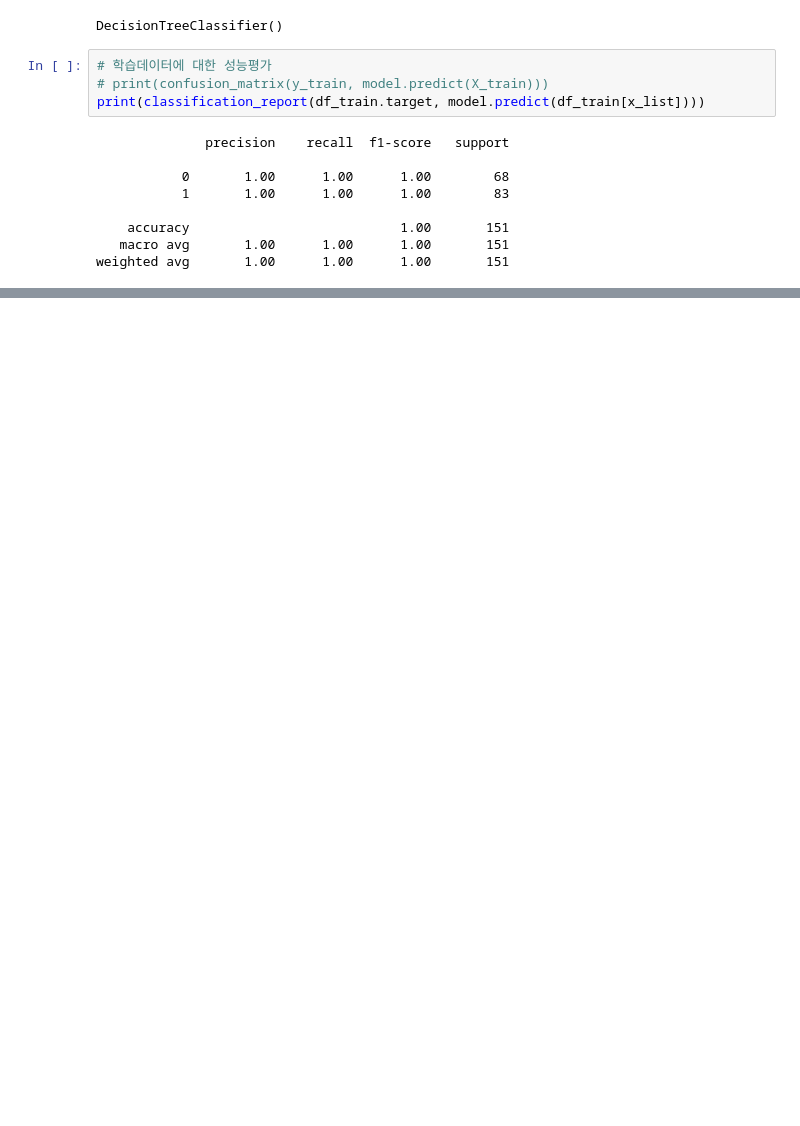
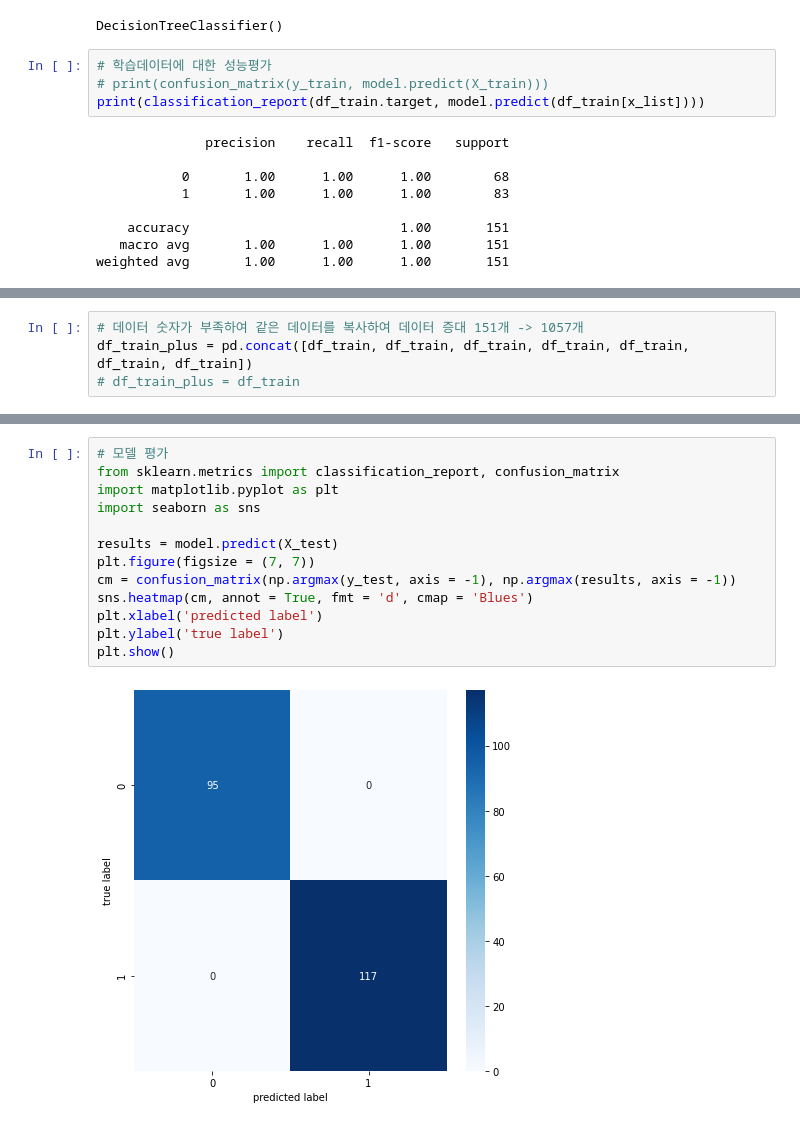
Before and after one commit to Jeong-Beom/TIL, a Jupyter notebook: Self-Study/복습 및 자습/DACON/심장 질환 예측 경진대회(Basic)/Model_01.ipynb, the cells around one changed output, grey strips where cells are left out. Drawn from its saved outputs; the diff is of its cells as text; blank space fills up the shorter version.

```diff
--- a/Self-Study/복습 및 자습/DACON/심장 질환 예측 경진대회(Basic)/Model_01.ipynb
+++ b/Self-Study/복습 및 자습/DACON/심장 질환 예측 경진대회(Basic)/Model_01.ipynb
@@ -170,0 +227,4 @@ pd.read_csv(PATH + 'sample_submission(DT).csv').head()
+# %%
+# 데이터 숫자가 부족하여 같은 데이터를 복사하여 데이터 증대 151개 -> 1057개
+df_train_plus = pd.concat([df_train, df_train, df_train, df_train, df_train, df_train, df_train])
+# df_train_plus = df_train
@@ -170,0 +322,15 @@ pd.read_csv(PATH + 'sample_submission(DT).csv').head()
+# %%
+# 모델 평가
+from sklearn.metrics import classification_report, confusion_matrix
+import matplotlib.pyplot as plt
+import seaborn as sns
+
+results = model.predict(X_test)
+plt.figure(figsize = (7, 7))
+cm = confusion_matrix(np.argmax(y_test, axis = -1), np.argmax(results, axis = -1))
+sns.heatmap(cm, annot = True, fmt = 'd', cmap = 'Blues')
+plt.xlabel('predicted label')
+plt.ylabel('true label')
+plt.show()
+# %% [output]
+[figure, added]
```
Also changed, not shown: parts of 20 cells of this notebook, 1 other file.
